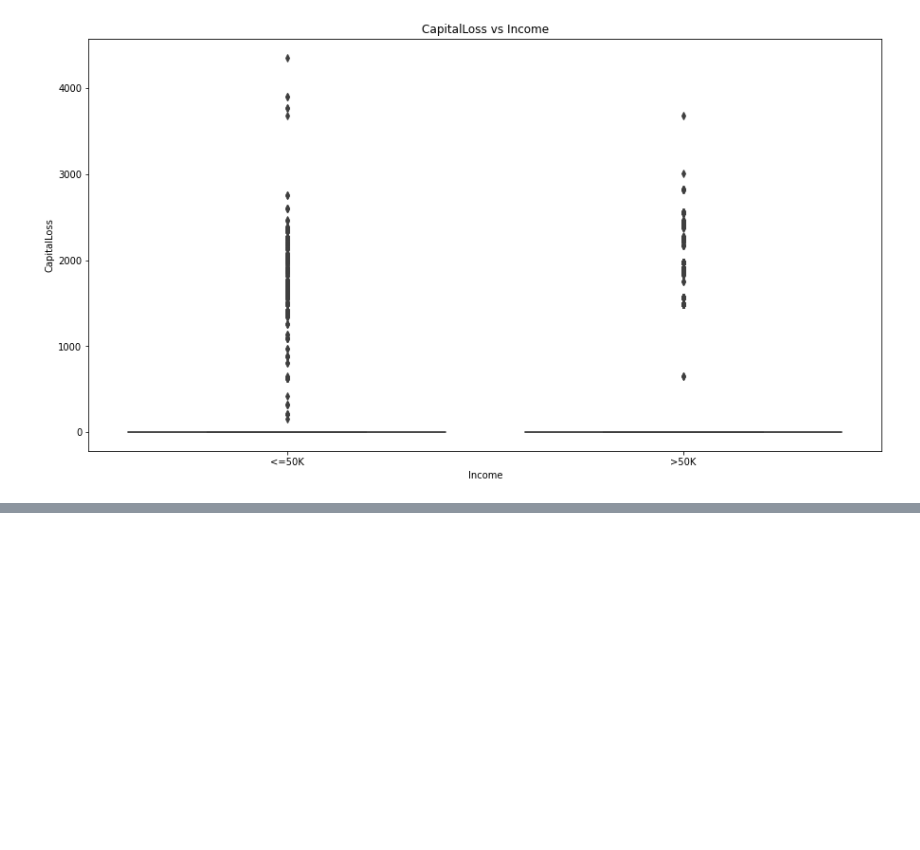
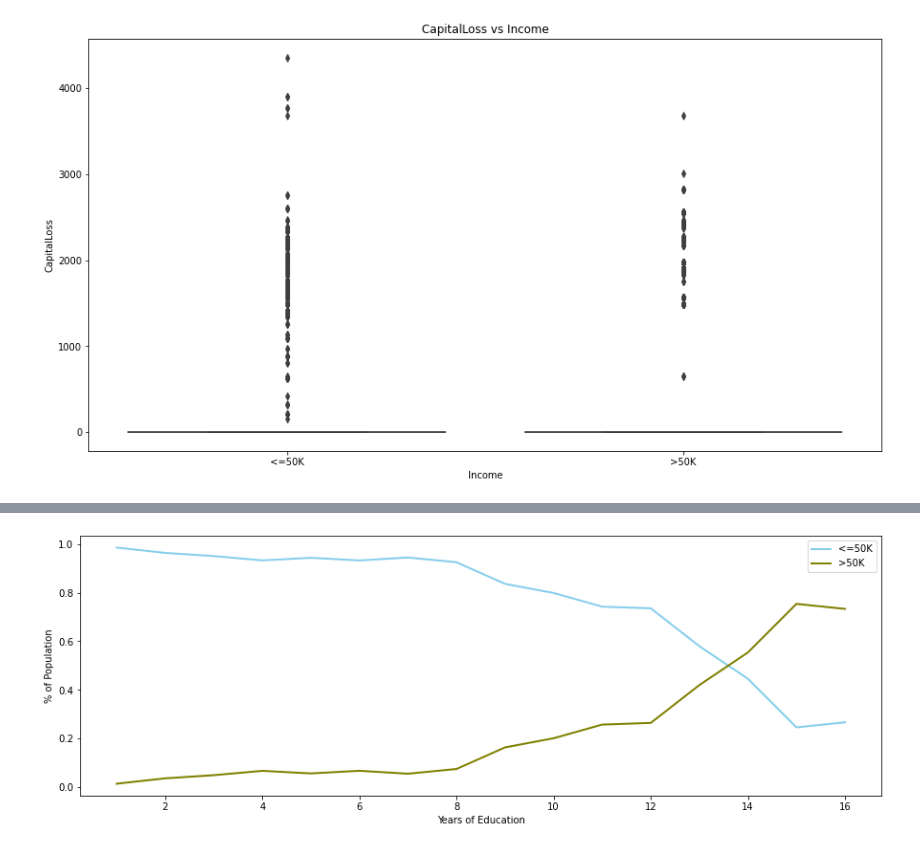
Before and after one commit to Abhik91/CSE578-Data-Visualization, a Jupyter notebook: IncomeAnalysis.ipynb, the cells around one changed output, grey strips where cells are left out. Drawn from its saved outputs; the diff is of its cells as text; code cells hidden in the pictures; blank space fills up the shorter version.

Commit message:
Added Years of Education vs Income

```diff
--- a/IncomeAnalysis.ipynb
+++ b/IncomeAnalysis.ipynb
@@ -71,12 +70,18 @@ def col_vs_income(labels, less_than_fifty, greater_than_fifty, title, xlabel, yl
 
     plt.show()
 # %%
-def get_count_df_normalized(concatenate_dataset, colname):
+def get_count_df_normalized(concatenate_dataset, colname, percent=True):
     col_income = concatenate_dataset.groupby([colname,'Income']).size().unstack(level=0).T
     #Normalize data
     col_income['Total'] = col_income['<=50K'] + col_income['>50K']
-    col_income['<=50K%'] = round((col_income['<=50K'] / col_income['Total']) * 100)
-    col_income['>50K%'] = round((col_income['>50K'] / col_income['Total']) * 100)
+
+    if (percent):
+        col_income['<=50K%'] = round((col_income['<=50K'] / col_income['Total']) * 100)
+        col_income['>50K%'] = round((col_income['>50K'] / col_income['Total']) * 100)
+    else:
+        col_income['<=50K%'] = col_income['<=50K'] / col_income['Total']
+        col_income['>50K%'] =  col_income['>50K'] / col_income['Total']
+
     col_income[colname] = col_income.T.columns
 
     #Put data in a new data frame
@@ -189,0 +179,12 @@ create_mulitvariate_mosaicplots('Sex','Race','Income', 'Sex vs Race vs Income')
+# %%
+educationNum_vs_income = get_count_df_normalized(concatenate_dataset, 'EducationNum', percent=False)
+plt.figure(figsize=(15,5))
+plt.plot( 'EducationNum', '<=50K', data=educationNum_vs_income, color='skyblue', linewidth=2)
+plt.plot( 'EducationNum', '>50K', data=educationNum_vs_income,  color='olive', linewidth=2)
+plt.xlabel('Years of Education')
+plt.ylabel('% of Population')
+plt.title('')
+plt.legend()
+plt.show()
+# %% [output]
+[figure, added]
```
Also changed, not shown: parts of 11 cells of this notebook.
